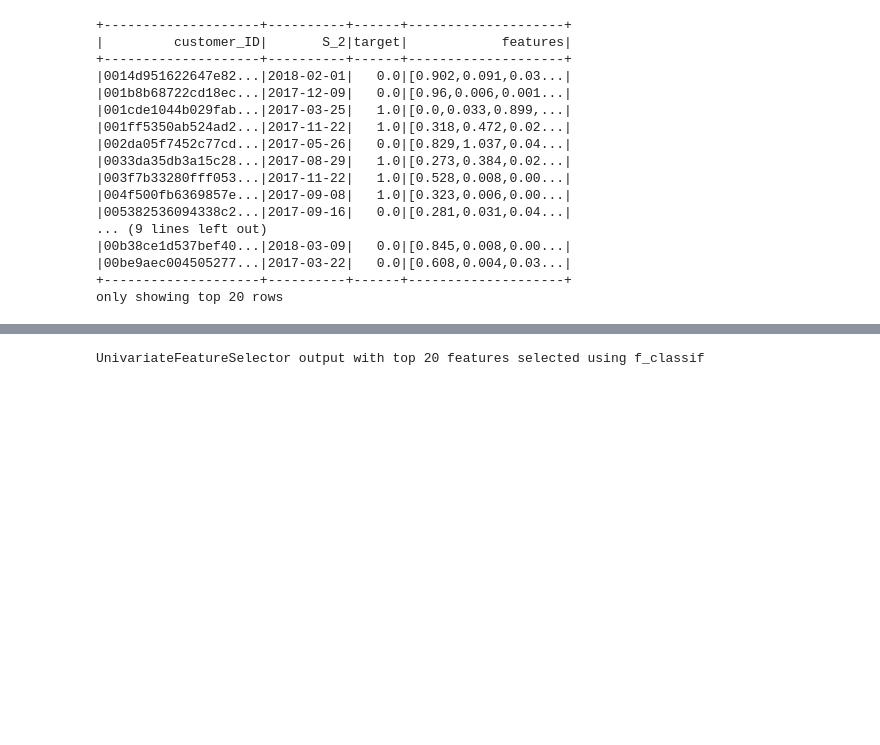
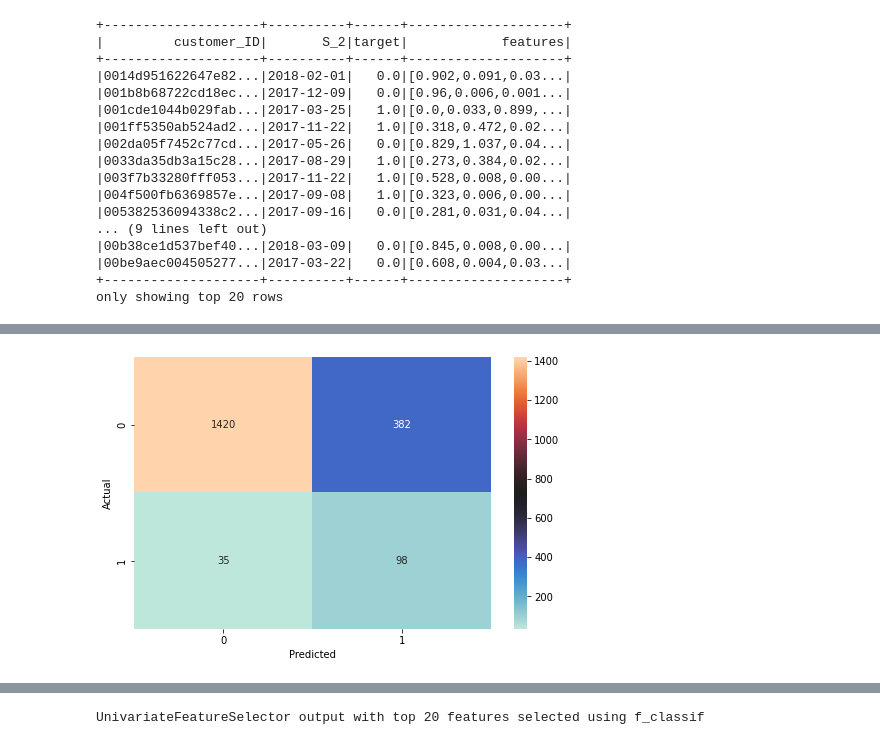
Before and after one commit to lwdovico/Distributed-Data-Project, a Jupyter notebook: 01_Spark_Preprocessing.ipynb, the cells around one changed output, grey strips where cells are left out. Cells and saved outputs as stored; diff of their text form; code cells hidden in the pictures; blank space fills up the shorter version.

Commit message:
RF, DT, GBDT, SVM Classifiers and Plots

```diff
--- a/01_Spark_Preprocessing.ipynb
+++ b/01_Spark_Preprocessing.ipynb
@@ -418,0 +476,7 @@ only showing top 20 rows
+# %%
+train_v, validation_v = new.randomSplit(weights=[0.8,0.2], seed=42)
+# %%
+rf = RandomForestClassifier(labelCol="target", featuresCol="selectedFeatures", seed=42, numTrees=30)
+model_rf = rf.fit(train_v)
+# %%
+predictions = model_rf.transform(validation_v)
@@ -418,0 +520,16 @@ only showing top 20 rows
+# %%
+def plot_conf_matrix(palette):
+  pred_and_labels = predictions.select(['target', 'prediction'])
+  # from documentation, confusionMatrix() take as parameter an RDD of (prediction, label) pairs
+  metrics = MulticlassMetrics(pred_and_labels.rdd.map(tuple))
+  conf = metrics.confusionMatrix().toArray()
+  cm = confusion_matrix(conf[0],conf[1])
+  plt.figure(figsize=(8,5))
+  sns.heatmap(conf, fmt='g', annot=True, cmap=palette)
+  plt.xlabel('Predicted')
+  plt.ylabel('Actual')
+  plt.show()
+# %%
+plot_conf_matrix(sns.color_palette("icefire", as_cmap=True))
+# %% [output]
+[figure, added]
```
Also changed, not shown: parts of 56 cells of this notebook.
